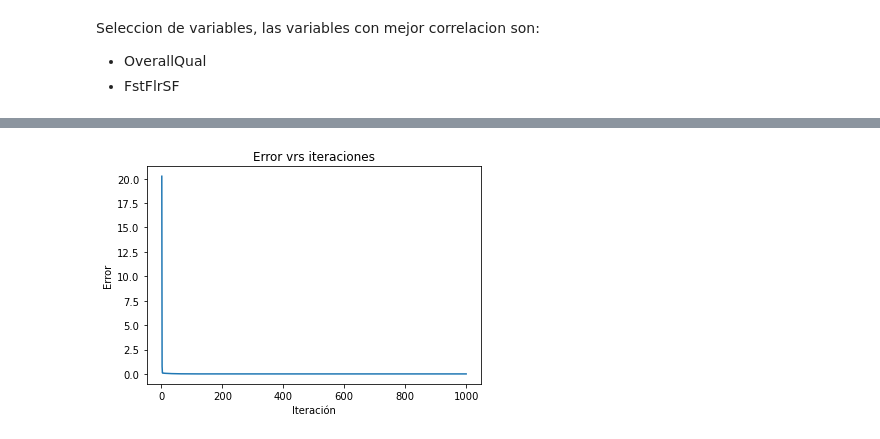
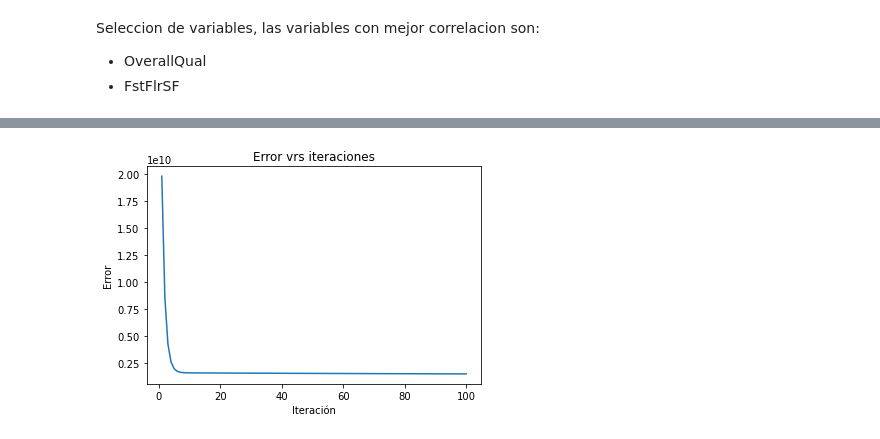
Before and after one commit to estuardonavarro/CDP_Proyecto, a Jupyter notebook: Proyecto.ipynb, the cells around one changed output, grey strips where cells are left out. Cells and saved outputs as stored; diff of their text form; code cells hidden in the pictures.

```diff
--- a/Proyecto.ipynb
+++ b/Proyecto.ipynb
@@ -251,0 +227,9 @@ print(models)
+# %%
+OverallQualModel = MySimpleRegression(1, 1)
+m1_manual, ers= OverallQualModel.train_model(
+    x = df['OverallQual'],
+    y = df['SalePrice'],
+    epochs = 100,
+    print_error_every = 10,
+    learning_rate = 0.04
+)
@@ -252,5 +247,5 @@ print(models)
 # %%
 # No es necesario que la lista de errores sea un parametro pues es una variable de instancia dentro de la clase
-my_simple_regression.graph_errors()
+OverallQualModel.graph_errors()
 # %% [output]
-[figure, old version]
+[figure, new version]
```
Also changed, not shown: parts of 10 cells of this notebook.
